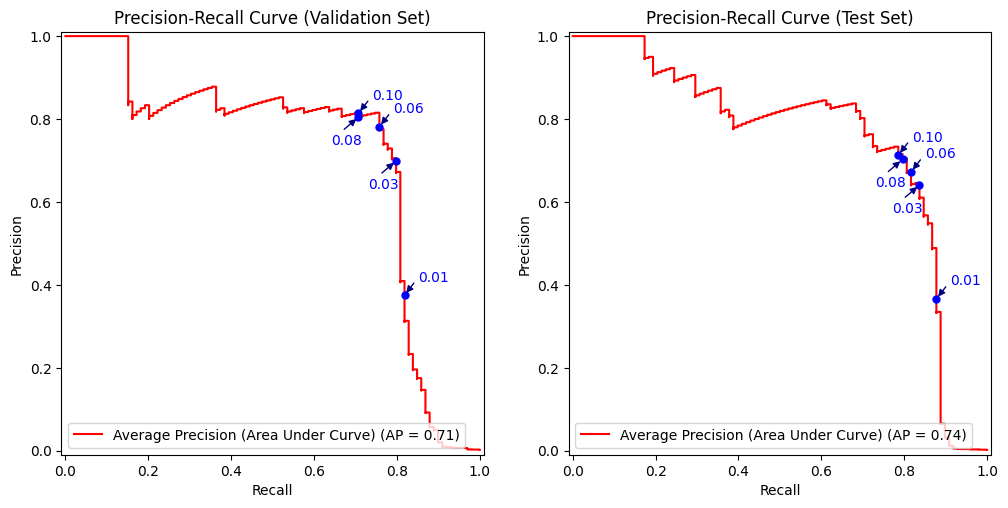
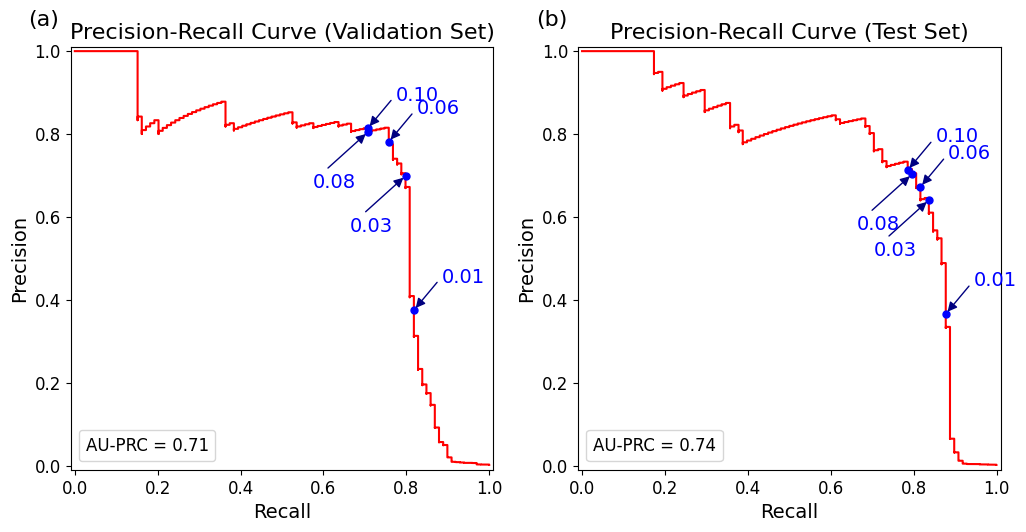
Unified diff of the notebook cell whose output changed from the first chart to the second:
--- before
+++ after
@@ -1,4 +1,4 @@
 EPOCHS = 1000
-OFFSET = np.array([10, 10])
+OFFSET = np.array([20, 20])
 
 #model
@@ -12,13 +12,28 @@
 fig, ax = plt.subplots(1, 2, figsize=(12, 6))
 
-def plotGraph(ax, setName, X, y):
+#font size code by Gemini
+plt.rcParams.update({
+    'font.size': 14,          # General font size
+    'axes.titlesize': 16,     # Plot titles (e.g., "Precision-Recall Curve...")
+    'axes.labelsize': 14,     # X and Y axis labels ("Recall", "Precision")
+    'xtick.labelsize': 12,    # Numbers on the X-axis (0.0, 0.2, etc.)
+    'ytick.labelsize': 12,    # Numbers on the Y-axis
+    'legend.fontsize': 12     # Text inside the legend
+})
+
+def plotGraph(ax, setName, letter, X, y):
   y_probs = model.predict_proba(X)[:, 1] #all rows, second column (probability of positive)
   precision, recall, thresholds = precision_recall_curve(y, y_probs) #all possible thresholds w/ precision and recall
 
-  #creates graph
-  PrecisionRecallDisplay.from_estimator(model, X, y, ax=ax, color="red", name = "Average Precision (Area Under Curve)")
+  #plots graph
+  display = PrecisionRecallDisplay.from_estimator(model, X, y, ax=ax, color="red")
   ax.set_title(f"Precision-Recall Curve ({setName} Set)")
   ax.set_xlabel("Recall")
   ax.set_ylabel("Precision")
+
+  #Legend and letter label code by Gemini
+  display.line_.set_label(f"AU-PRC = {display.average_precision:.2f}")
+  ax.legend(loc="lower left", handlelength=0, handletextpad=0)
+  ax.text(-.1, 1.05, "(" + letter + ")", transform=ax.transAxes, fontsize=16)
 
   #plots thresholds
@@ -46,6 +61,6 @@
       )
 
-plotGraph(ax[0], "Validation", val_X_scaled, val_y)
-plotGraph(ax[1], "Test", test_X_scaled, test_y)
+plotGraph(ax[0], "Validation", "a", val_X_scaled, val_y)
+plotGraph(ax[1], "Test", "b", test_X_scaled, test_y)
 
 plt.show()

Commit: changed graphs